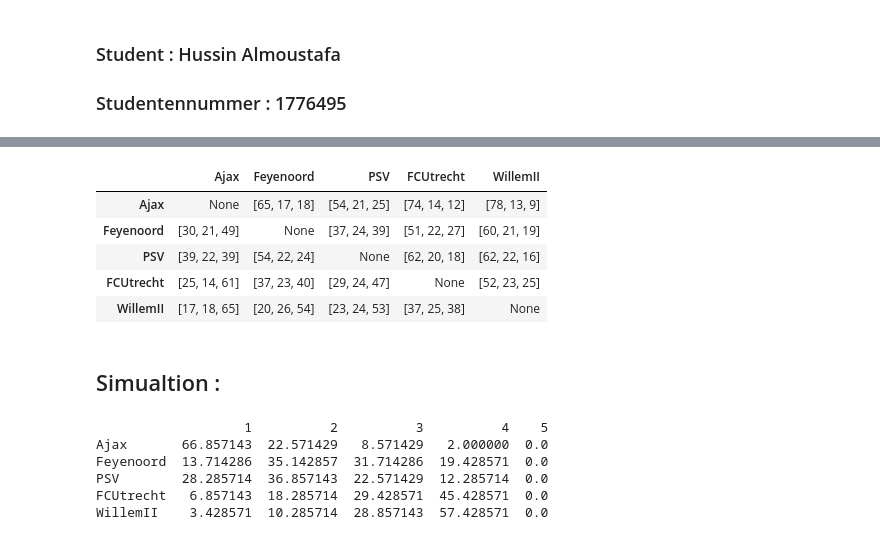
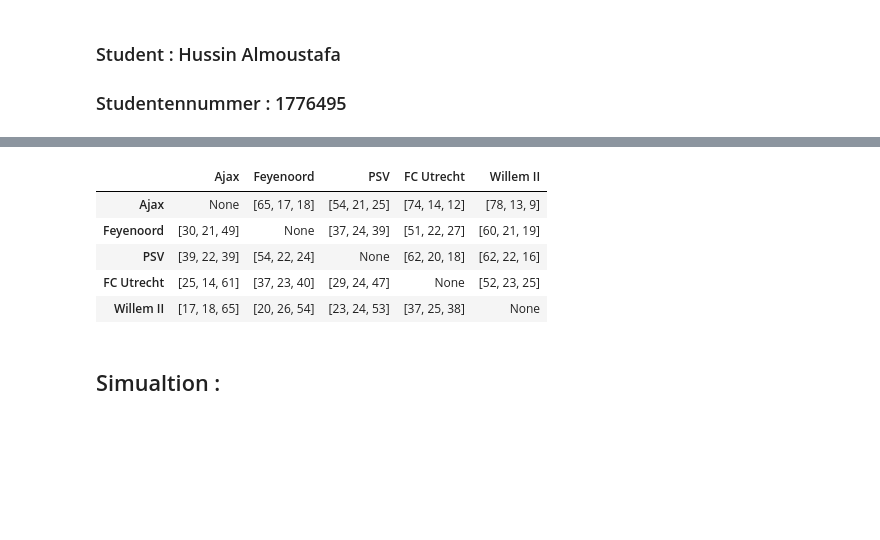
Before and after one commit to hassoonsy2/Simwisk, a Jupyter notebook: Monte Carlo sim.ipynb, the cells around one changed output, grey strips where cells are left out. Saved outputs shown, nothing was run; the diff lists cells and outputs as text; code cells hidden in the pictures; blank space fills up the shorter version.

```diff
--- a/Monte Carlo sim.ipynb
+++ b/Monte Carlo sim.ipynb
@@ -64,16 +92,7 @@ PSV       =  [[39,22,39], [54,22,24], None, [62,20,18], [62,22,16]]
 FCUtrecht =  [[25,14,61], [37,23,40], [29,24,47], None, [52,23,25]]
 WillemII  =  [[17,18,65], [20,26,54], [23,24,53], [37,25,38], None]
 # %%
-teams = ["Ajax", "Feyenoord", "PSV", "FCUtrecht", "WillemII"]
-table = pd.DataFrame([Ajax, Feyenoord, PSV, FCUtrecht, WillemII])
-table = table.set_index(pd.Index(teams))
-table.columns = teams
+teams = ["Ajax", "Feyenoord", "PSV", "FC Utrecht", "Willem II"]
+team_df = pd.DataFrame([Ajax, Feyenoord, PSV, FCUtrecht, WillemII])
+team_df = team_df.set_index(pd.Index(teams))
+team_df.columns = teams
-# %%
-table
-# %% [output]
-|  | Ajax | Feyenoord | PSV | FCUtrecht | WillemII |
-| Ajax | None | [65, 17, 18] | [54, 21, 25] | [74, 14, 12] | [78, 13, 9] |
-| Feyenoord | [30, 21, 49] | None | [37, 24, 39] | [51, 22, 27] | [60, 21, 19] |
-| PSV | [39, 22, 39] | [54, 22, 24] | None | [62, 20, 18] | [62, 22, 16] |
-| FCUtrecht | [25, 14, 61] | [37, 23, 40] | [29, 24, 47] | None | [52, 23, 25] |
-| WillemII | [17, 18, 65] | [20, 26, 54] | [23, 24, 53] | [37, 25, 38] | None |
@@ -86,2 +99,11 @@ determinResult = lambda homePoints: (homePoints,{3:0, 1:1, 0:3}[homePoints]) if
+# %%
+team_df
+# %% [output]
+|  | Ajax | Feyenoord | PSV | FC Utrecht | Willem II |
+| Ajax | None | [65, 17, 18] | [54, 21, 25] | [74, 14, 12] | [78, 13, 9] |
+| Feyenoord | [30, 21, 49] | None | [37, 24, 39] | [51, 22, 27] | [60, 21, 19] |
+| PSV | [39, 22, 39] | [54, 22, 24] | None | [62, 20, 18] | [62, 22, 16] |
+| FC Utrecht | [25, 14, 61] | [37, 23, 40] | [29, 24, 47] | None | [52, 23, 25] |
+| Willem II | [17, 18, 65] | [20, 26, 54] | [23, 24, 53] | [37, 25, 38] | None |
 # %% [markdown]
 ## Simualtion :
@@ -117,10 +109,0 @@ def runSimulations(numberOfSimulations, version="base"):
-# %%
-getSimulationResults = lambda numSim, version="base": (pd.DataFrame.from_dict(runSimulations(numSim, version), orient='index') /numSim) * 100
-print(getSimulationResults(350))
-# %% [output]
-                   1          2          3          4    5
-Ajax       66.857143  22.571429   8.571429   2.000000  0.0
-Feyenoord  13.714286  35.142857  31.714286  19.428571  0.0
-PSV        28.285714  36.857143  22.571429  12.285714  0.0
-FCUtrecht   6.857143  18.285714  29.428571  45.428571  0.0
-WillemII    3.428571  10.285714  28.857143  57.428571  0.0
```
Also changed, not shown: parts of 41 cells of this notebook, 3 other files.
